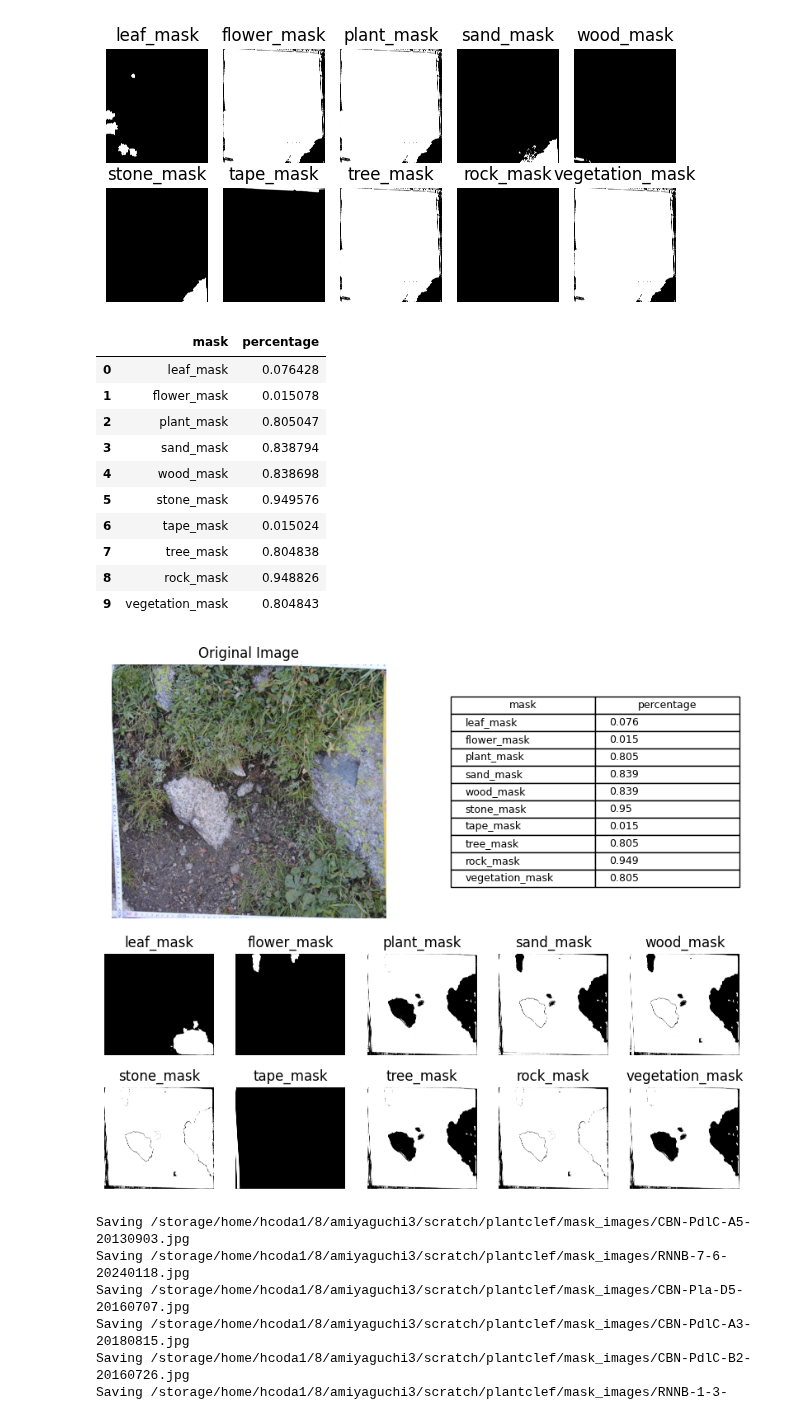
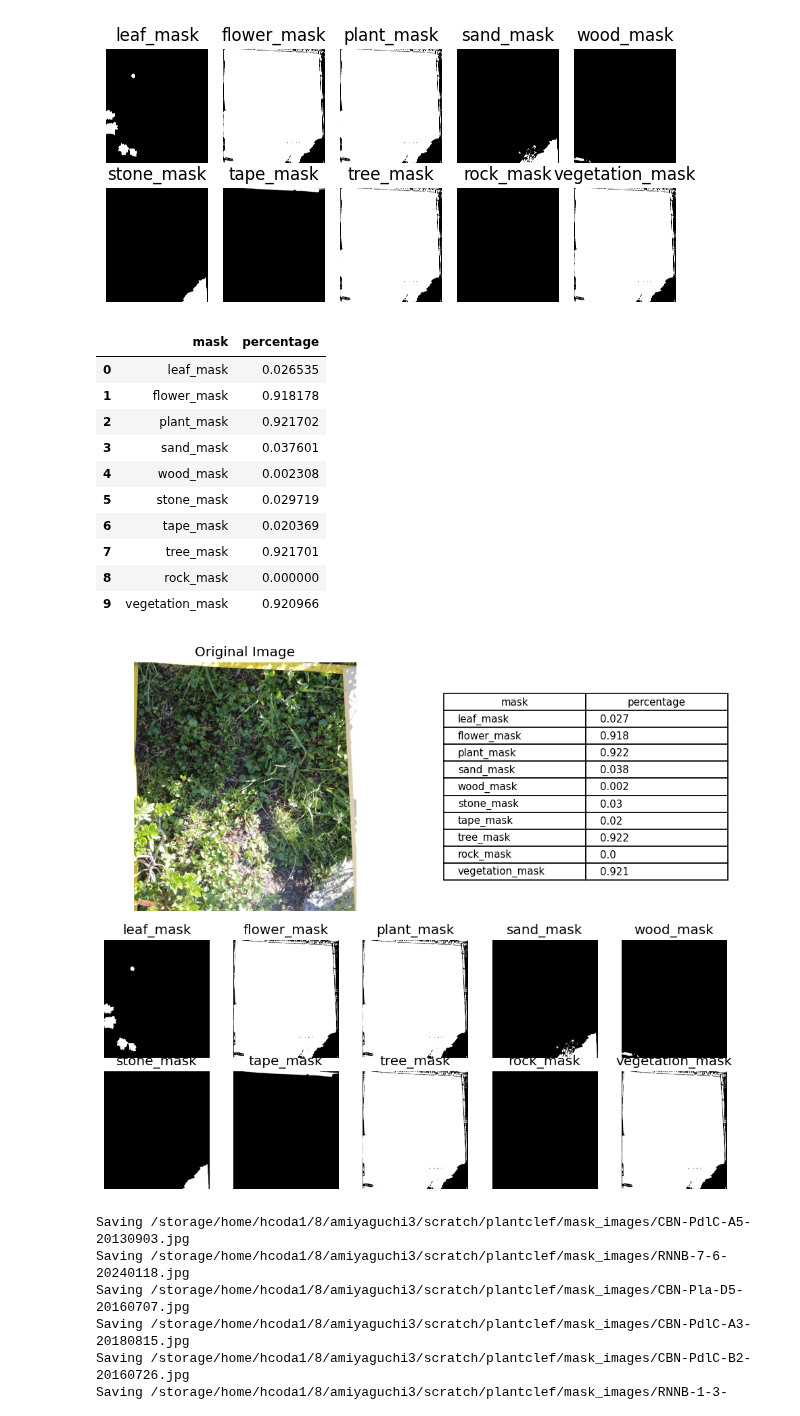
Before and after one commit to dsgt-arc/plantclef-2025, a Jupyter notebook: notebooks/masking/20250228-acm-masking.ipynb, the cells around one changed output. Drawn from its saved outputs; the diff is of its cells as text; code cells hidden in the pictures.

Commit message:
updated figures and notebooks for paper

```diff
--- a/notebooks/masking/20250228-acm-masking.ipynb
+++ b/notebooks/masking/20250228-acm-masking.ipynb
@@ -17,10 +18,10 @@ To adjust logging level use sc.setLogLevel(newLevel). For SparkR, use setLogLeve
 # %%
 from pathlib import Path
 
-root = Path("~/shared/plantclef/data").expanduser().as_posix()
+root = Path("~/p-dsgt_clef2025-0/shared/plantclef/data").expanduser().as_posix()
 print(f"Root path: {root}")
 
-mask_path = f"{root}/masking/test_2024_subset20"
+mask_path = f"{root}/masking/test_2024_subset20_v1"
 print(f"Masking path: {mask_path}")
 mask_df = spark.read.parquet(mask_path).repartition(4).cache()
 mask_df.printSchema()
@@ -164,21 +187,21 @@ pdf = pd.DataFrame(
 pdf
 # %% [output]
 |  | mask | percentage |
-| 0 | leaf_mask | 0.076428 |
-| 1 | flower_mask | 0.015078 |
-| 2 | plant_mask | 0.805047 |
-| 3 | sand_mask | 0.838794 |
-| 4 | wood_mask | 0.838698 |
-| 5 | stone_mask | 0.949576 |
-| 6 | tape_mask | 0.015024 |
-| 7 | tree_mask | 0.804838 |
-| 8 | rock_mask | 0.948826 |
-| 9 | vegetation_mask | 0.804843 |
+| 0 | leaf_mask | 0.026535 |
+| 1 | flower_mask | 0.918178 |
+| 2 | plant_mask | 0.921702 |
+| 3 | sand_mask | 0.037601 |
+| 4 | wood_mask | 0.002308 |
+| 5 | stone_mask | 0.029719 |
+| 6 | tape_mask | 0.020369 |
+| 7 | tree_mask | 0.921701 |
+| 8 | rock_mask | 0.000000 |
+| 9 | vegetation_mask | 0.920966 |
 # %%
 def plot_row(row, mask_cols):
     # Create figure with GridSpec layout
     # Top: image + table, Bottom: 2x5 masks
-    fig = plt.figure(figsize=(8, 7))
+    fig = plt.figure(figsize=(8, 7), dpi=120)
     gs = fig.add_gridspec(2, 1, height_ratios=[1, 1])
     # Top section: Image and Table
     top_gs = gs[0].subgridspec(1, 2, width_ratios=[1, 1])
@@ -201,34 +224,34 @@ def plot_row(row, mask_cols):
     )
     # plot as a table using at most 3 decimal places
     ax_table.axis("off")
     ax_table.table(
         cellText=pdf.round(3).values,
         colLabels=pdf.columns,
         cellLoc="left",
         loc="center",
     )
 
     # Bottom section: 2x5 mask images
     bottom_gs = gs[1].subgridspec(2, 5)
 
     for i, (col, ax_pos) in enumerate(zip(mask_cols, bottom_gs)):
         fp = BytesIO(row[col])
         x = np.load(fp)
 
         ax = fig.add_subplot(ax_pos)
         ax.imshow(x, cmap="gray")
         ax.set_title(col)
         ax.axis("off")
 
     # Adjust layout and display
     plt.tight_layout()
     return fig
 
 
 plot_row(row, mask_cols)
 plt.show()
 # %% [output]
-[figure, old version]
+[figure, new version]
 # %%
 # save a bunch of thse masks to scratch so we can evaluate them
 p = Path("~/scratch/plantclef/mask_images").expanduser()
```
Also changed, not shown: parts of 4 cells of this notebook, 12 other files.
